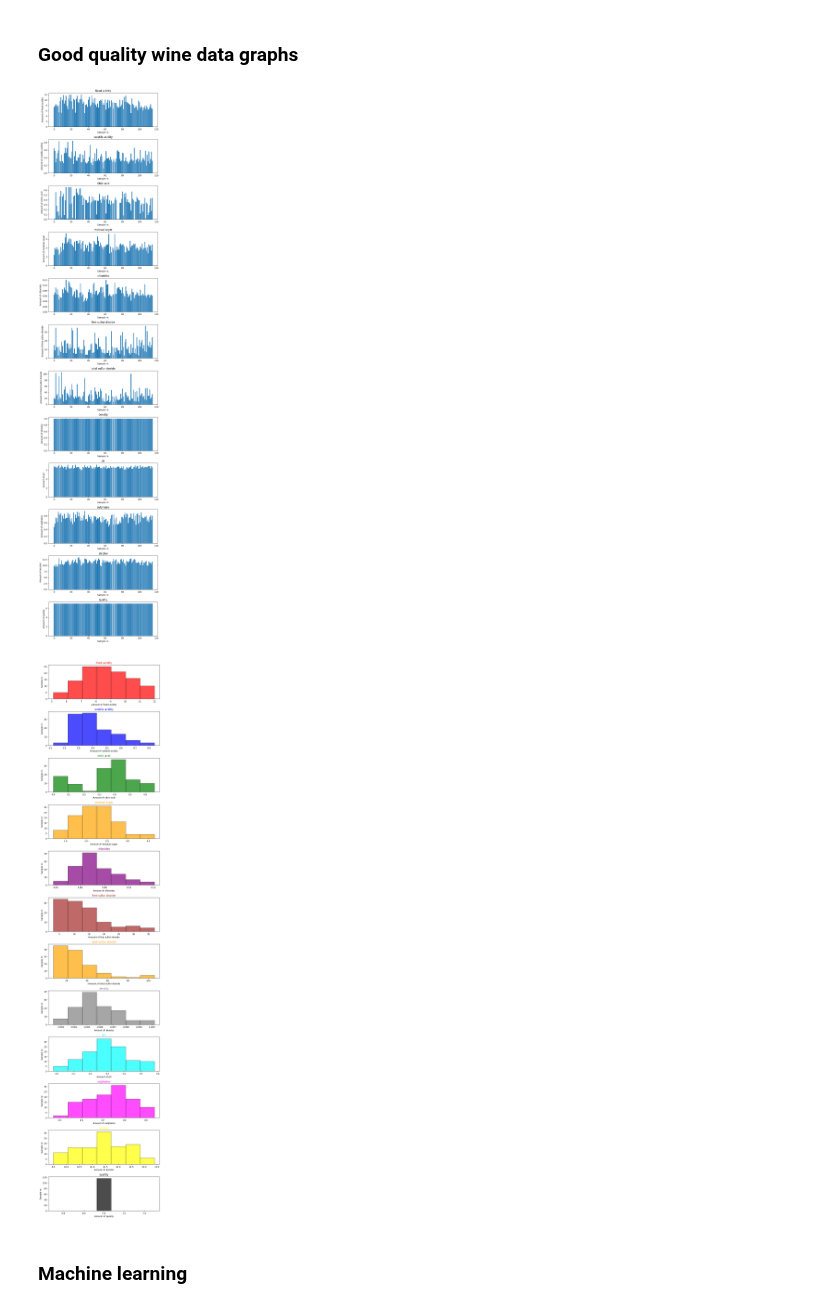
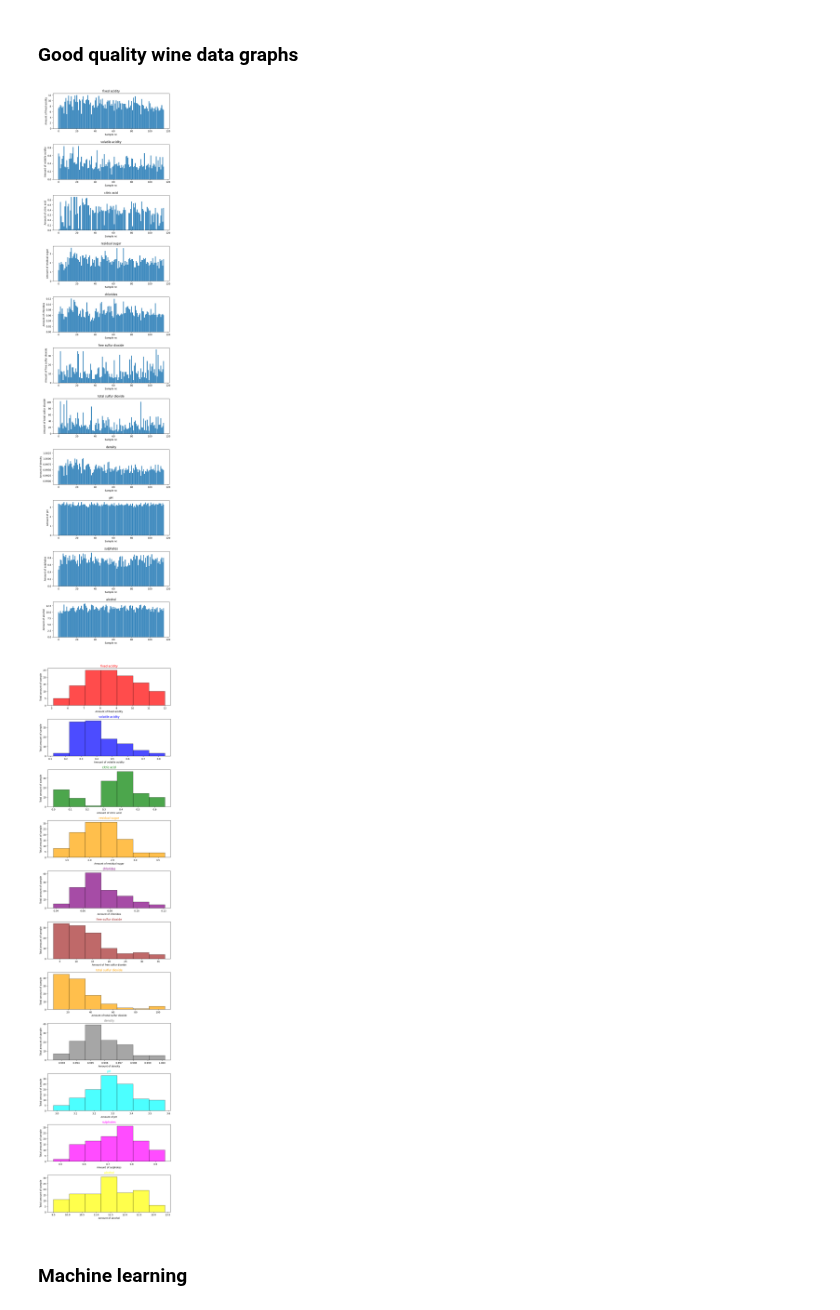
Before and after one commit to Azzure45/big-data-iot-labs, a Jupyter notebook: mini-projekt/mini-project-anton-mahdi.ipynb, the cells around one changed output. Drawn from its saved outputs; the diff is of its cells as text; code cells hidden in the pictures.

Commit message:
updated graph code to be more granulare

```diff
--- a/mini-projekt/mini-project-anton-mahdi.ipynb
+++ b/mini-projekt/mini-project-anton-mahdi.ipynb
@@ -136,8 +61,26 @@ max      3.680000    0.940000   13.400000    7.000000
 # %% [markdown]
 ### Show data with bar chart
+# %%
+import matplotlib.pyplot as plt
+from matplotlib.ticker import MultipleLocator, AutoLocator
+
+def set_granularity(col, deg, dataFrame, ax):
+    dmin, dmax = dataFrame[col].min(), dataFrame[col].max()
+    yrange = dmax - dmin
+    if yrange < 5 * (1/deg):
+        if yrange < 5 * (1/deg):
+            tick_spacing = 1 * (1/deg)
+        elif yrange < 2 * (1/deg):
+            tick_spacing = 2 * (1/deg)
+        else:
+            tick_spacing = 5 * (1/deg)
+        ax.yaxis.set_major_locator(MultipleLocator(tick_spacing))
+        padding = tick_spacing * 1.5
+    else:
+        ax.yaxis.set_major_locator(AutoLocator())
+        padding = (dmax - dmin) * 0.5
+    ax.set_ylim(dmin - padding, dmax + padding)
 # %%
-import matplotlib.pyplot as plt
-
 def bar_subplots(dataFrame, columns):
     n = len(columns)
     fig, axes = plt.subplots(n, 1, figsize=(8, 3*n))
@@ -147,8 +90,12 @@ def bar_subplots(dataFrame, columns):
         ax.set_title(col)
         ax.set_xlabel("Sample nr.")
         ax.set_ylabel(f"Amount of {col}")
+        if col == "density":
+            set_granularity(col, 1000, dataFrame, ax)
+        elif col == "ph":
+            set_granularity(col, 1000, dataFrame, ax)
 
-    plt.tight_layout()
+    plt.tight_layout(h_pad=2.0)
     plt.show()
 
 bar_subplots(df, df.columns)
@@ -164,7 +111,7 @@ def hist_subplots(df, columns):
     for ax, col,color in zip(axes, columns,colors):
         ax.hist(df[col],bins=7, edgecolor='black', color=color, alpha=0.7)
         ax.set_title(col,color=color)
-        ax.set_ylabel("Sample nr.")
+        ax.set_ylabel("Total amount of sample")
         ax.set_xlabel(f"Amount of {col}")
         plt.tight_layout()
     plt.show()
@@ -177,12 +124,12 @@ hist_subplots(df, df.columns)
 # %%
 good_quality_wine = df[(df['quality'] >= 6.5)]
 good_quality_wine.reset_index(drop=True, inplace=True)
 
-bar_subplots(good_quality_wine, good_quality_wine.columns)
-hist_subplots(good_quality_wine, good_quality_wine.columns)
+bar_subplots(good_quality_wine, (good_quality_wine.loc[:, good_quality_wine.columns != 'quality']).columns)
+hist_subplots(good_quality_wine, (good_quality_wine.loc[:, good_quality_wine.columns != 'quality']).columns)
 # %% [output]
-[figure, old version]
+[figure, new version]
-[figure, old version]
+[figure, new version]
 # %% [markdown]
 ### Machine learning
 # %%
```
Also changed, not shown: parts of 7 cells of this notebook.
